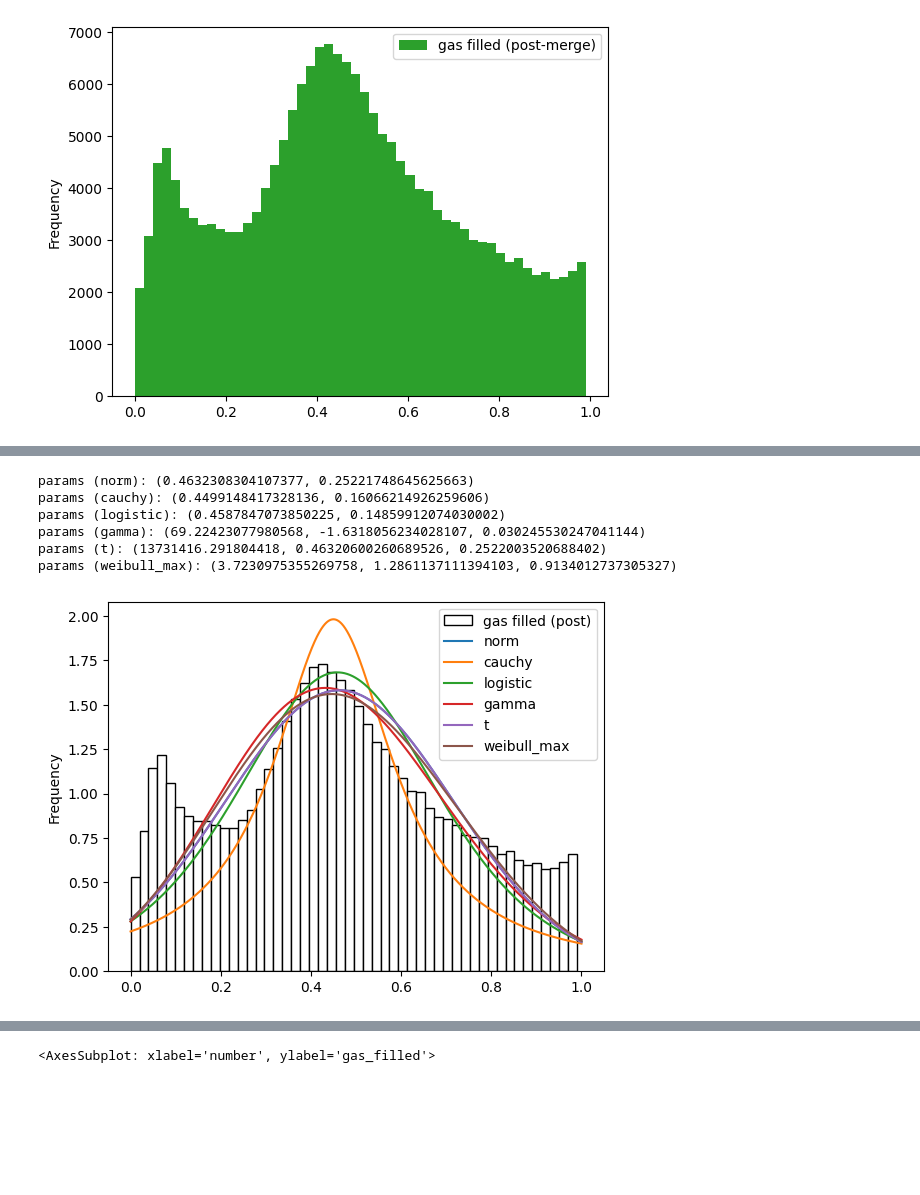
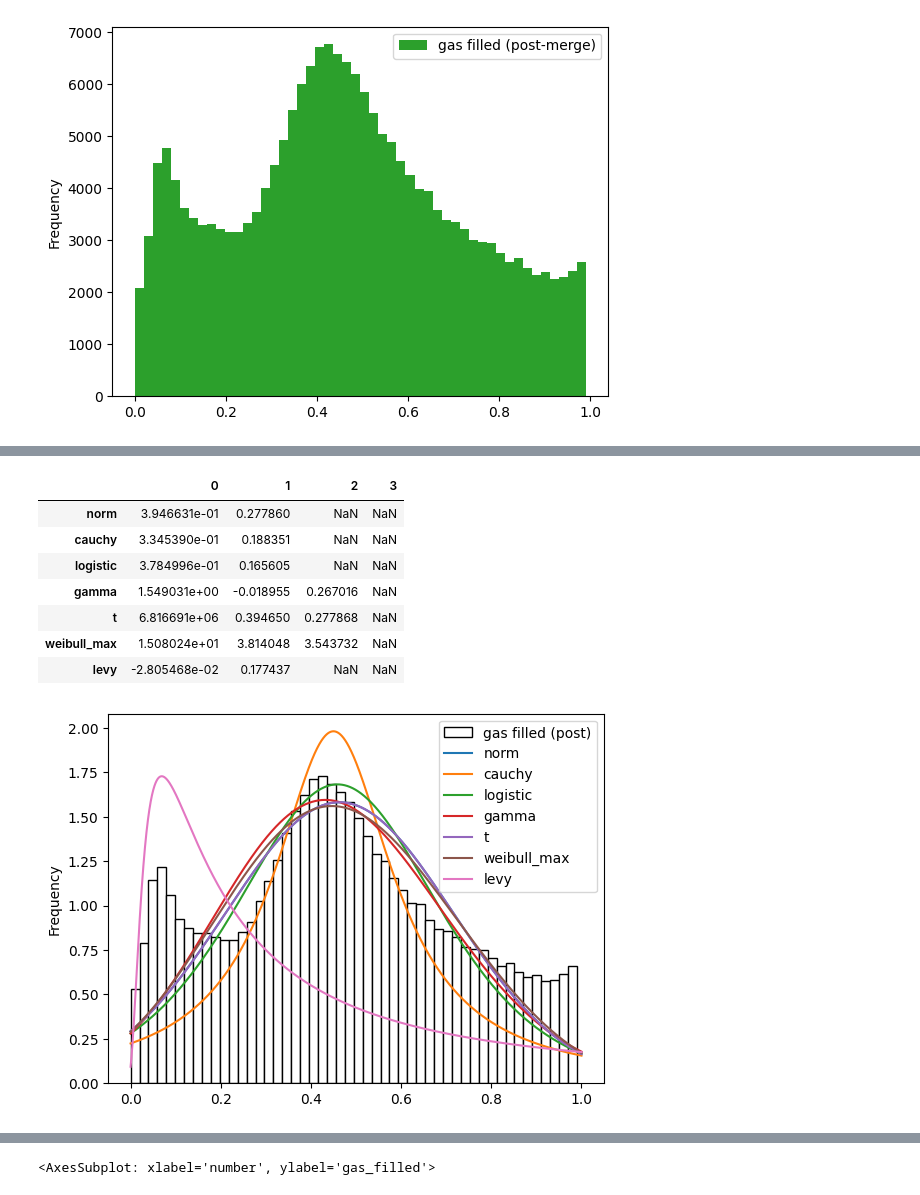
Before and after one commit to fmrmf/merge-challenge, a Jupyter notebook: notebook/blocks.ipynb, the cells around one changed output, grey strips where cells are left out. Drawn from its saved outputs; the diff is of its cells as text; code cells hidden in the pictures; blank space fills up the shorter version.

```diff
--- a/notebook/blocks.ipynb
+++ b/notebook/blocks.ipynb
@@ -370,4 +488,22 @@ qb[(qb['number'] >= merge_block_number) & (qb['gas_filled'] < 0.99)].plot(y='gas
 # fit histograms and plot
 size = qb[(qb['number'] >= merge_block_number) & (qb['gas_filled'] < 0.99)]['gas_filled'].count()
 x = np.arange(size) / size
-dist_names = ['norm', 'cauchy', 'logistic', 'gamma', 't', 'weibull_max']
+dist_names = ['norm', 'cauchy', 'logistic', 'gamma', 't', 'weibull_max', 'levy']
+# %%
+%%capture --no-display
+# Plot multiple dist fits over gas filled histogram
+# ... pre-merge
+# SEE: https://stackoverflow.com/questions/6620471/fitting-empirical-distribution-to-theoretical-ones-with-scipy-python
+
+# NOTE: hard to tell, need more data.
+params_data = {}
+ax = qb[(qb['number'] < merge_block_number) & (qb['gas_filled'] < 0.99)].plot(y='gas_filled', kind='hist', bins=50, color='w', edgecolor='black', density=True, label='gas filled (pre)')
+for dist_name in dist_names:
+    params = getattr(stats, dist_name).fit(qb[(qb['number'] < merge_block_number) & (qb['gas_filled'] < 0.99)]['gas_filled'])
+    arg = params[:-2]
+    pdf = getattr(stats, dist_name).pdf(x, *arg, loc=params[-2], scale=params[-1])
+    df_pdf = pd.DataFrame(data={dist_name: pdf}, index=x)
+    df_pdf.plot(ax=ax)
+
+    # store param fits for later use in cell below
+    params_data[dist_name] = [*params] + [None for _ in range(4 - len(params))]
@@ -374,22 +512,34 @@ dist_names = ['norm', 'cauchy', 'logistic', 'gamma', 't', 'weibull_max']
+# %%
+# Fit params to gas filled
+# ... pre-merge
+pd.DataFrame(data=params_data).T
+# %% [output]
+|  | 0 | 1 | 2 | 3 |
+| norm | 3.946631e-01 | 0.277860 | NaN | NaN |
+| cauchy | 3.345390e-01 | 0.188351 | NaN | NaN |
+| logistic | 3.784996e-01 | 0.165605 | NaN | NaN |
+| gamma | 1.549031e+00 | -0.018955 | 0.267016 | NaN |
+| t | 6.816691e+06 | 0.394650 | 0.277868 | NaN |
+| weibull_max | 1.508024e+01 | 3.814048 | 3.543732 | NaN |
+| levy | -2.805468e-02 | 0.177437 | NaN | NaN |
 # %%
+%%capture --no-display
 # Plot multiple dist fits over gas filled histogram
+# ... post-merge
 # SEE: https://stackoverflow.com/questions/6620471/fitting-empirical-distribution-to-theoretical-ones-with-scipy-python
 
 # NOTE: hard to tell, need more data.
 # NOTE: still, currently looks approx symmetric around ~ 45-46% utilization, if this is anything interesting
+params_data = {}
 ax = qb[(qb['number'] >= merge_block_number) & (qb['gas_filled'] < 0.99)].plot(y='gas_filled', kind='hist', bins=50, color='w', edgecolor='black', density=True, label='gas filled (post)')
 for dist_name in dist_names:
     params = getattr(stats, dist_name).fit(qb[(qb['number'] >= merge_block_number) & (qb['gas_filled'] < 0.99)]['gas_filled'])
-    print(f'params ({dist_name}):', params)
     arg = params[:-2]
     pdf = getattr(stats, dist_name).pdf(x, *arg, loc=params[-2], scale=params[-1])
     df_pdf = pd.DataFrame(data={dist_name: pdf}, index=x)
     df_pdf.plot(ax=ax)
+
+    # store param fits for later use in cell below
+    params_data[dist_name] = [*params] + [None for _ in range(4 - len(params))]
 # %% [output]
-params (norm): (0.4632308304107377, 0.25221748645625663)
-params (cauchy): (0.4499148417328136, 0.16066214926259606)
-params (logistic): (0.4587847073850225, 0.14859912074030002)
-params (gamma): (69.22423077980568, -1.6318056234028107, 0.030245530247041144)
-params (t): (13731416.291804418, 0.46320600260689526, 0.2522003520688402)
-params (weibull_max): (3.7230975355269758, 1.2861137111394103, 0.9134012737305327)
-[figure, old version]
+[figure, new version]
```
Also changed, not shown: parts of 23 cells of this notebook, 1 other file.
